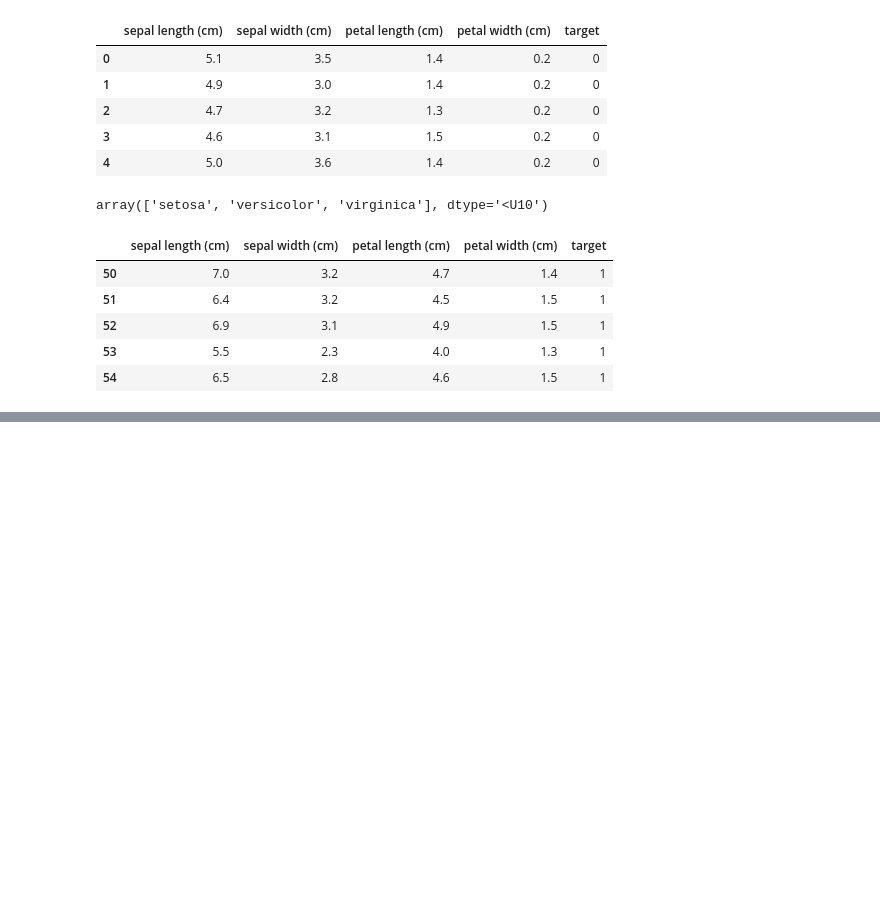
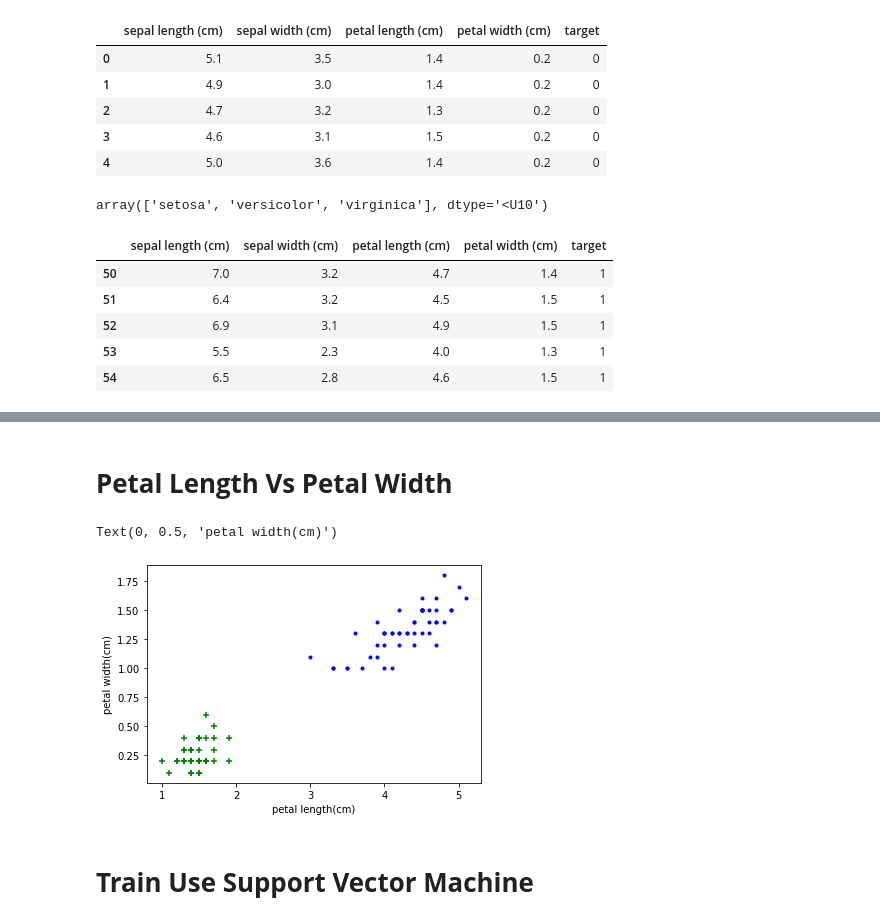
Before and after one commit to Sujitharasamsetty/Machine-Learning-, a Jupyter notebook: Support Vector Machine/Support_Vector_Machine.ipynb, the cells around one changed output, grey strips where cells are left out. Saved outputs shown, nothing was run; the diff lists cells and outputs as text; code cells hidden in the pictures; blank space fills up the shorter version.

```diff
--- a/Support Vector Machine/Support_Vector_Machine.ipynb
+++ b/Support Vector Machine/Support_Vector_Machine.ipynb
@@ -52,0 +121,12 @@ df[df.target==1].head()
+# %% [markdown]
+# **Petal Length Vs Petal Width**
+# %%
+plt.scatter(df0['petal length (cm)'],df0['petal width (cm)'],color='green',marker='+')
+plt.scatter(df1['petal length (cm)'],df1['petal width (cm)'],color='blue',marker='.')
+plt.xlabel('petal length(cm)')
+plt.ylabel('petal width(cm)')
+# %% [output]
+Text(0, 0.5, 'petal width(cm)')
+[figure, added]
+# %% [markdown]
+# **Train Use Support Vector Machine**
```
Also changed, not shown: parts of 16 cells of this notebook.
